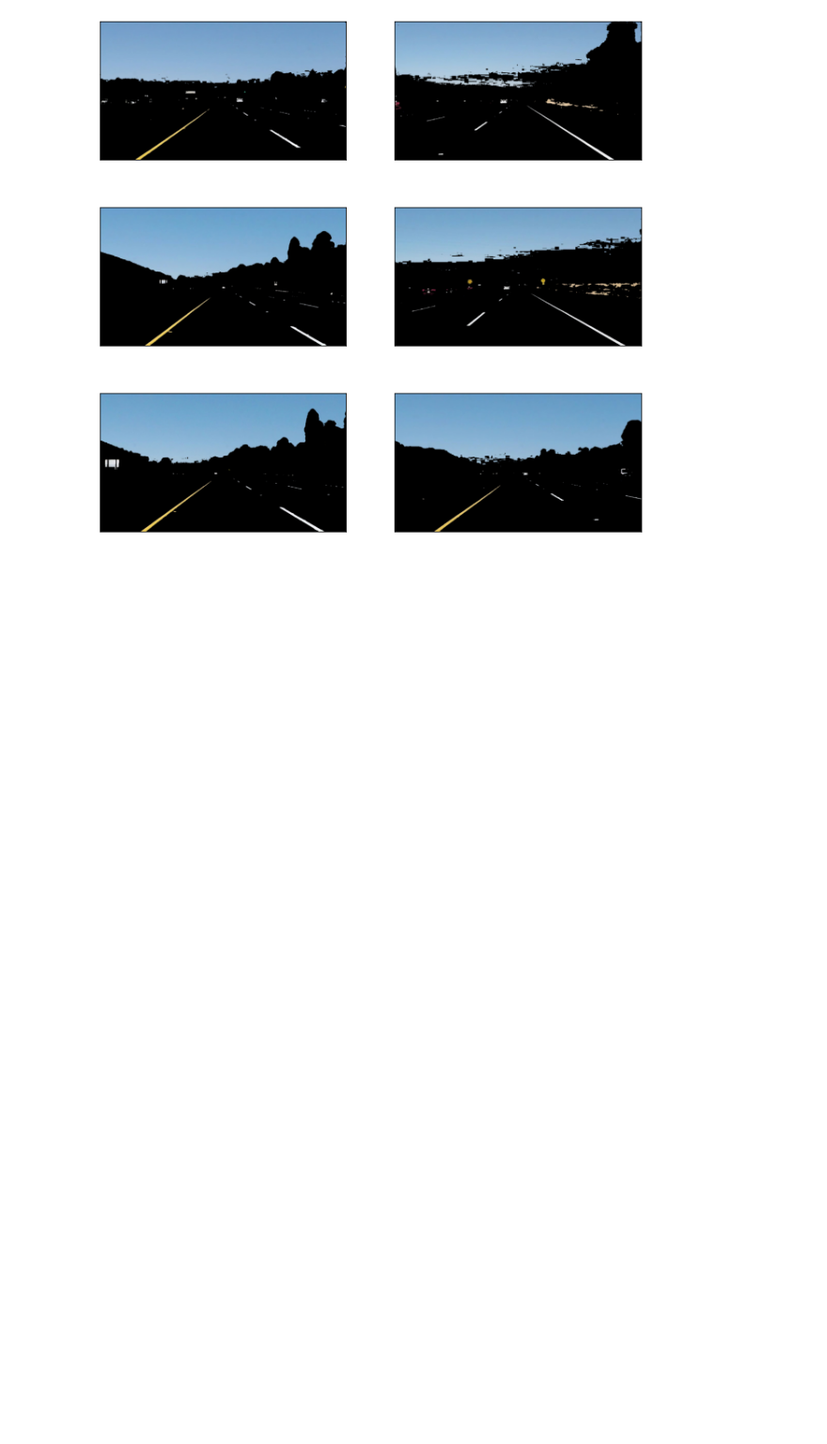
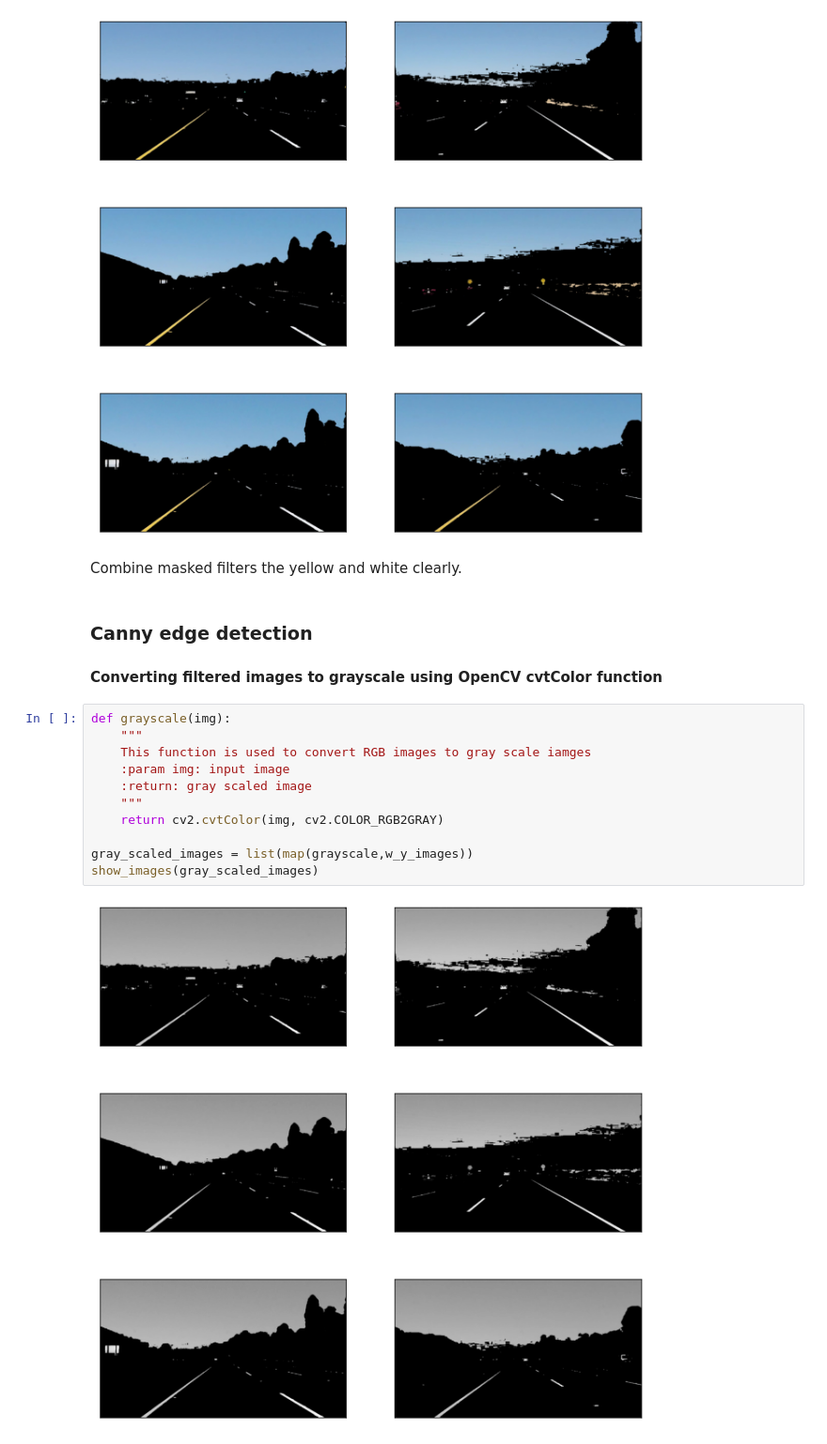
Before and after one commit to snandasena/finding-lane-lines-on-the-road, a Jupyter notebook: Finding_Lane_Lines_on_the_Road.ipynb, the cells around one changed output. Shown at 94% size. Saved outputs shown, nothing was run; the diff lists cells and outputs as text; blank space fills up the shorter version.

```diff
--- a/Finding_Lane_Lines_on_the_Road.ipynb
+++ b/Finding_Lane_Lines_on_the_Road.ipynb
@@ -101,3 +101,22 @@ w_y_images = list(map(select_white_yellow, test_images))
 show_images(w_y_images)
 # %% [output]
 [figure]
+# %% [markdown]
+Combine masked filters the yellow and white clearly.
+# %% [markdown]
+### Canny edge detection
+
+#### Converting filtered images to grayscale using OpenCV cvtColor function
+# %%
+def grayscale(img):
+    """
+    This function is used to convert RGB images to gray scale iamges
+    :param img: input image
+    :return: gray scaled image
+    """
+    return cv2.cvtColor(img, cv2.COLOR_RGB2GRAY)
+
+gray_scaled_images = list(map(grayscale,w_y_images))
+show_images(gray_scaled_images)
+# %% [output]
+[figure, added]
```
Also changed, not shown: parts of 8 cells of this notebook.
